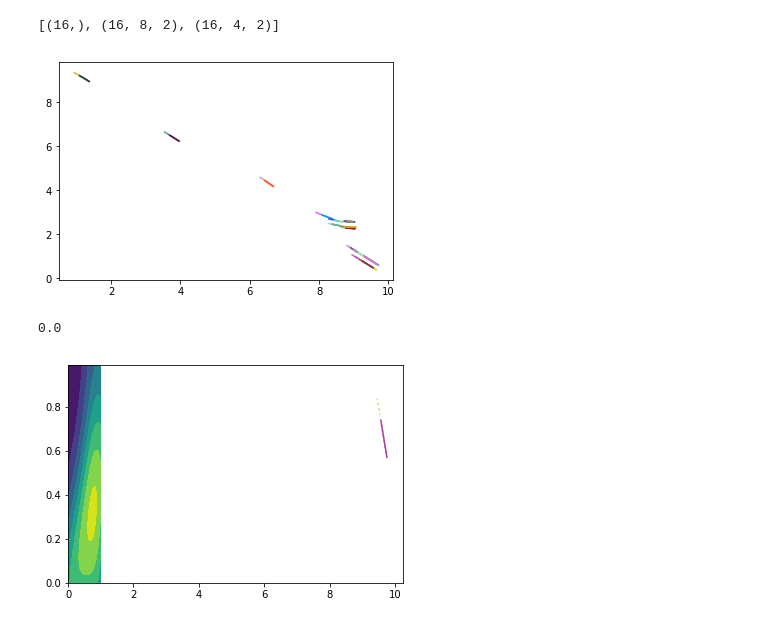
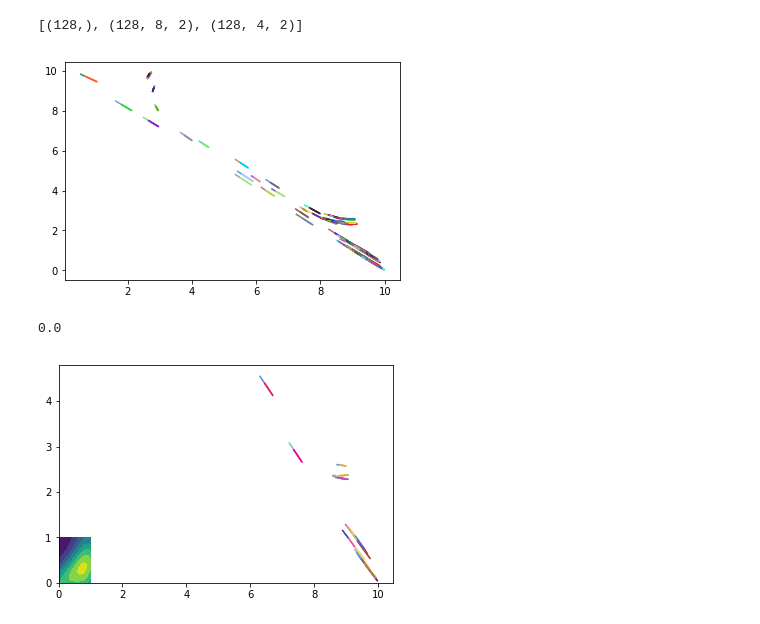
Before and after one commit to travistang/IDP, a Jupyter notebook: Main.ipynb, the cells around one changed output. Saved outputs shown, nothing was run; the diff lists cells and outputs as text; code cells hidden in the pictures.

Commit message:
Fix batch selection bug

```diff
--- a/Main.ipynb
+++ b/Main.ipynb
@@ -32,17 +53,19 @@ normalized_data.to_csv('data_normalized.csv')
         output_sequence: batch with shape (num_data, output_length, 2)
 '''
 from random import shuffle
-def get_batch(data,num_data = 16,input_length = 8, output_length = 4):
+def get_batch(data,num_data = 128,input_length = 8, output_length = 4):
     # evaluate the total length of series required
     total_length = input_length + output_length
     # filter out the series that has at least the number of `total_length` long
     id_counts = data.groupby('ID').ID.count()
     # get a table of candidate id, whose sequence is longer than (or eq. to) total_length
     candidate_id_counts = id_counts[id_counts >= total_length]
-    # the number of candidates...
-    total_candidate_id_count = candidate_id_counts.count()
     # get the random sequence...
-    random_ids_selected = [i for i in range(total_candidate_id_count)]
+    # the candidate_id_counts is a series with ID as x and count as y
+    # to get the usable indices, get list series as a list of tuple like (id, count),
+    # then take the first one (list of id)
+    # and make it a list, and shuffle on it
+    random_ids_selected = list(map(lambda tup: tup[0],candidate_id_counts.items()))
     shuffle(random_ids_selected)
 
     selected_ids = []
@@ -67,7 +90,7 @@ def get_batch(data,num_data = 16,input_length = 8, output_length = 4):
 # verify the shape is right...
 list(map(lambda a: a.shape,get_batch(normalized_data)))
 # %% [output]
-[(16,), (16, 8, 2), (16, 4, 2)]
+[(128,), (128, 8, 2), (128, 4, 2)]
 # %%
 '''
     Visualize the traces in a batch
@@ -88,35 +111,35 @@ def visualize_trace(batch,target_batch):
             raise ValueError("Last axis should be storing X,Y coordinates")
 
     check_shape(batch.shape)
     check_shape(target_batch.shape)
     # sub-routine for draw a particular batch
     def draw_batch(batch,linestyle = None):
         # now extract the dimension
         batch_size, sequence_length, _ = batch.shape
         for batch_id in range(batch_size):
             # pick a random color for this trace
             line_color = np.random.rand(3)
             for sequence_pos in range(sequence_length - 1):
                 # get the two adjacent coordinates
                 cur_coord = batch[batch_id, sequence_pos]
                 next_coord = batch[batch_id, sequence_pos + 1]
                 # and draw the line...
                 # sneaky plot function requires x-coordinates to be put in the same argument, so are y-coordinates...
                 plt.plot([cur_coord[0],next_coord[0]],
                          [cur_coord[1],next_coord[1]],
                          linestyle = linestyle,
                          c = line_color)
 
     draw_batch(batch)
     draw_batch(target_batch, ":")
     # finally show the graph
 #     plt.show()
 
 # let's test this visualization,
-_, input_batch, target_batch = get_batch(normalized_data,16,16,8)
+_, input_batch, target_batch = get_batch(normalized_data,128,16,8)
 visualize_trace(input_batch,target_batch)
 # %% [output]
-[figure, old version]
+[figure, new version]
 # %%
 # now lets define a vanilla LSTM model
 '''
@@ -363,7 +386,7 @@ def draw_mean(params):
         colors = cm.rainbow(np.linspace(0, 1, params.shape[1]))
         plt.scatter(xy_series[:,0],xy_series[:,1], c = colors)
 # %% [output]
-[figure, old version]
+[figure, new version]
 # %%
 from keras.callbacks import ReduceLROnPlateau, CSVLogger, LambdaCallback
 
```
Also changed, not shown: parts of 5 cells of this notebook.
